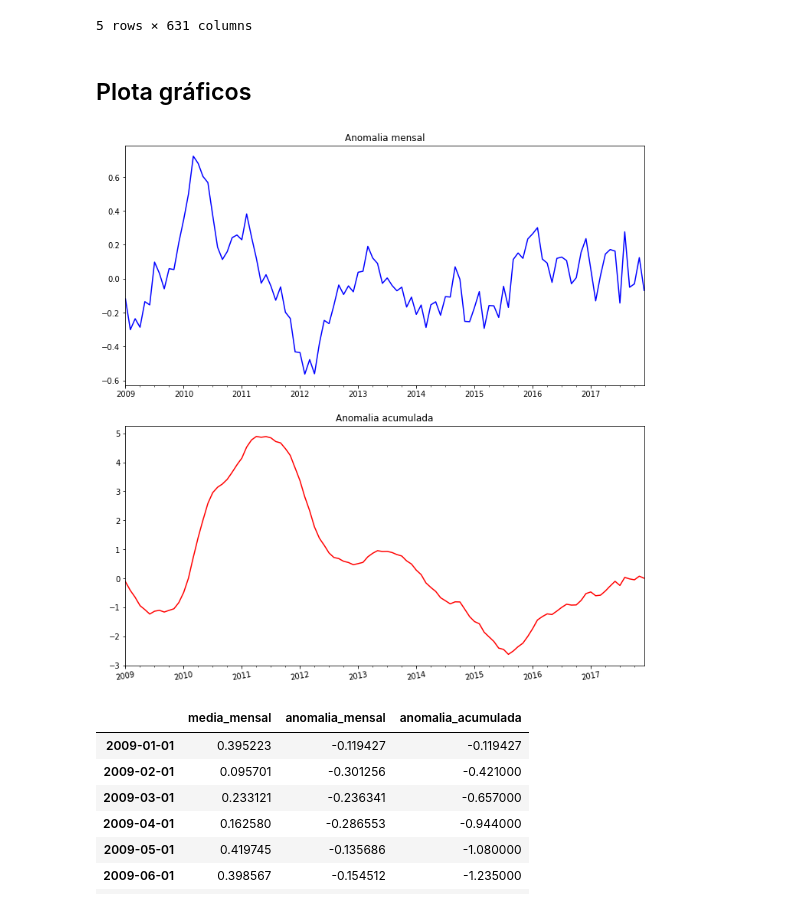
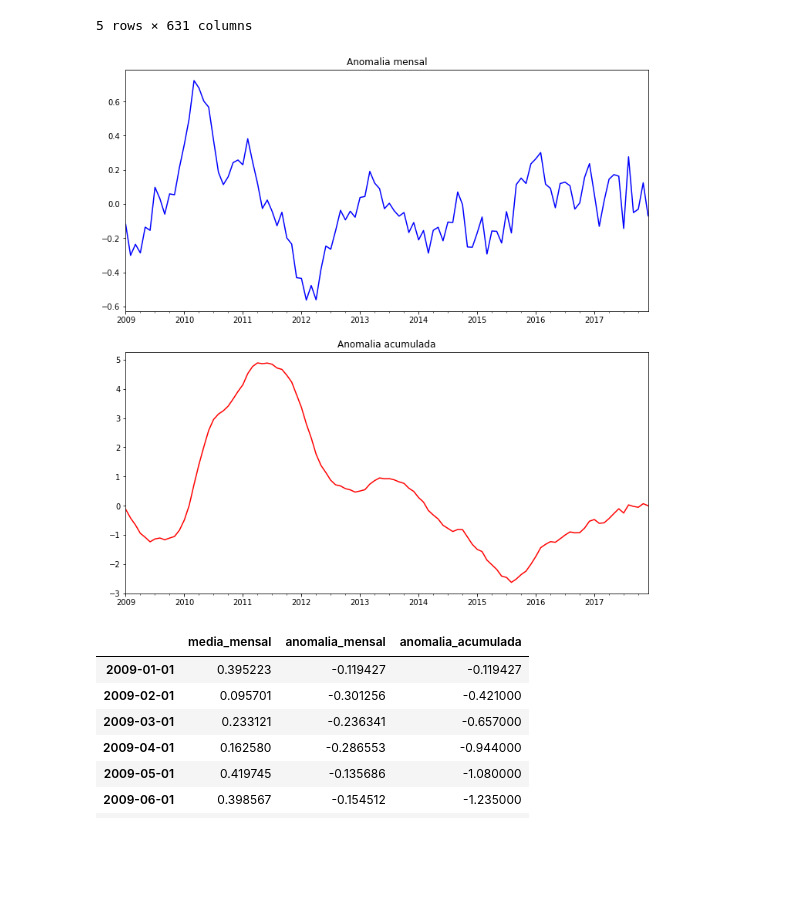
Before and after one commit to tiagotele/experimentos_oceanografia, a Jupyter notebook: Exame dos dados de anomalia.ipynb, the cells around one changed output. Drawn from its saved outputs; the diff is of its cells as text; code cells hidden in the pictures; blank space fills up the shorter version.

```diff
--- a/Exame dos dados de anomalia.ipynb
+++ b/Exame dos dados de anomalia.ipynb
@@ -293,22 +293,20 @@ funceme_df.head(5)
 | 2009-04-01 | 0.3 | 0.4 | 0.5 | 0.6 | 0.7 | 0.7 | 0.7 | 0.7 | 0.6 | 0.5 | 0.5 | ... |
 | 2009-05-01 | -0.2 | -0.1 | 0.0 | 0.2 | 0.3 | 0.3 | 0.3 | 0.3 | 0.3 | 0.3 | 0.2 | ... |
 5 rows × 631 columns
-# %% [markdown]
-## Plota gráficos
 # %%
 fig, axarr = plt.subplots(2)
 fig.set_size_inches(10, 10)
 
 funceme_df[COLUNA_ANOMALIA_DO_MES].plot(ax=axarr[0], color='b', linestyle='-')
 axarr[0].set_title('Anomalia mensal')
 
 funceme_df[COLUNA_ANOMALIA_ACUMULADA].plot(color='r', linestyle='-', ax=axarr[1])
 axarr[1].set_title('Anomalia acumulada')
 plt.tight_layout(pad=0.4, w_pad=0.5, h_pad=2.0)
-plt.xticks(rotation=10)
+
 plt.show()
 # %% [output]
-[figure, old version]
+[figure, new version]
 # %%
 funceme_df.loc[:, funceme_df.columns.str.contains('_')]
 # %% [output]
```
Also changed, not shown: parts of 1 cell of this notebook.
